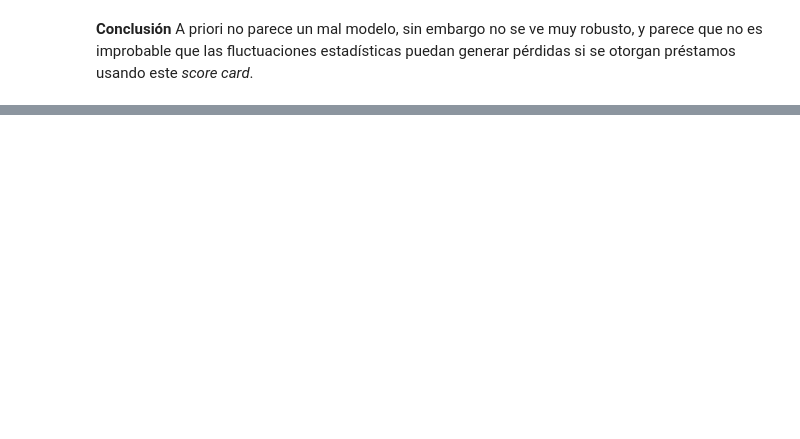
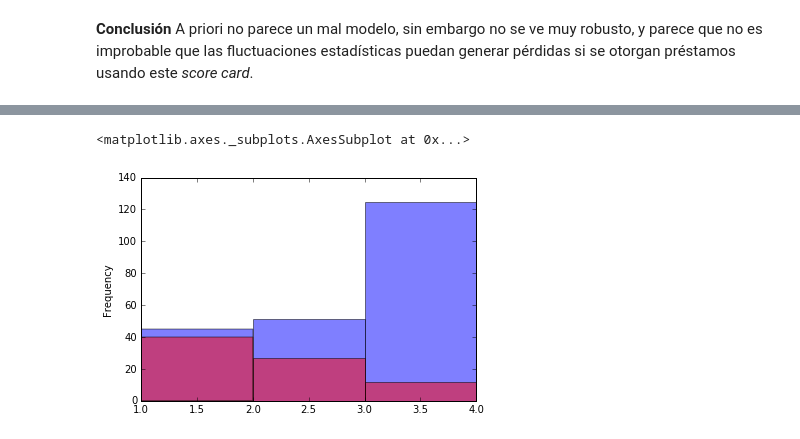
Before and after one commit to hackerschoolmty/Programa-Data-Science, a Jupyter notebook: 5.- Aprendizaje automático/5.- Sesión 1 Aprendizaje automático.ipynb, the cells around one changed output, grey strips where cells are left out. Saved outputs shown, nothing was run; the diff lists cells and outputs as text; code cells hidden in the pictures; blank space fills up the shorter version.

Commit message:
histograms for Bayes model

```diff
--- a/5.- Aprendizaje automático/5.- Sesión 1 Aprendizaje automático.ipynb
+++ b/5.- Aprendizaje automático/5.- Sesión 1 Aprendizaje automático.ipynb
@@ -456,0 +470,9 @@ Ahora sólo falta identificar cada uno de los términos involucrados en la desig
+# %%
+cac_min = df_good['checking_acc_numeric'].min()
+cac_max = df_good['checking_acc_numeric'].max()
+cac_range = range(cac_min,cac_max+1,1)
+df_good['checking_acc_numeric'].plot.hist(bins=cac_range,color='b',alpha=0.5,label='good')
+df_bad['checking_acc_numeric'].plot.hist(bins=cac_range,color='r',alpha=0.5,label='bad')
+# %% [output]
+<matplotlib.axes._subplots.AxesSubplot at 0x...>
+[figure, added]
```
Also changed, not shown: parts of 10 cells of this notebook.
